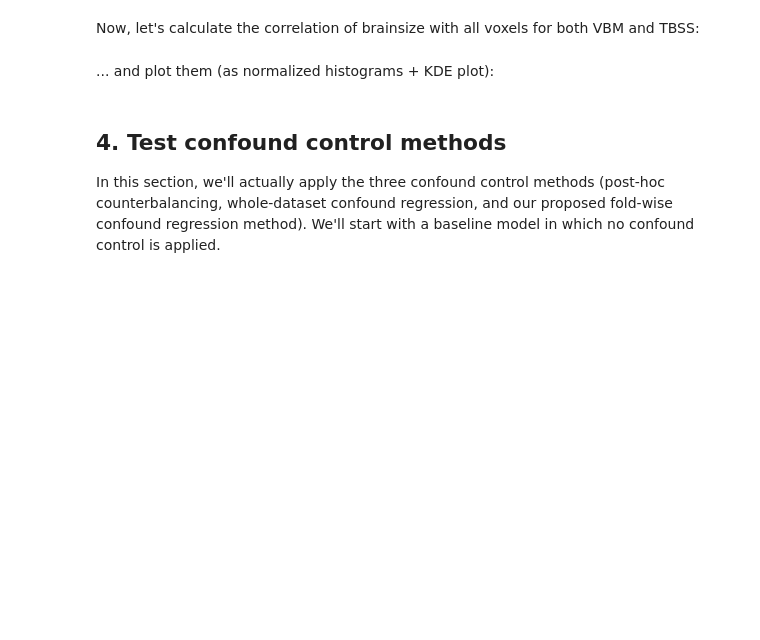
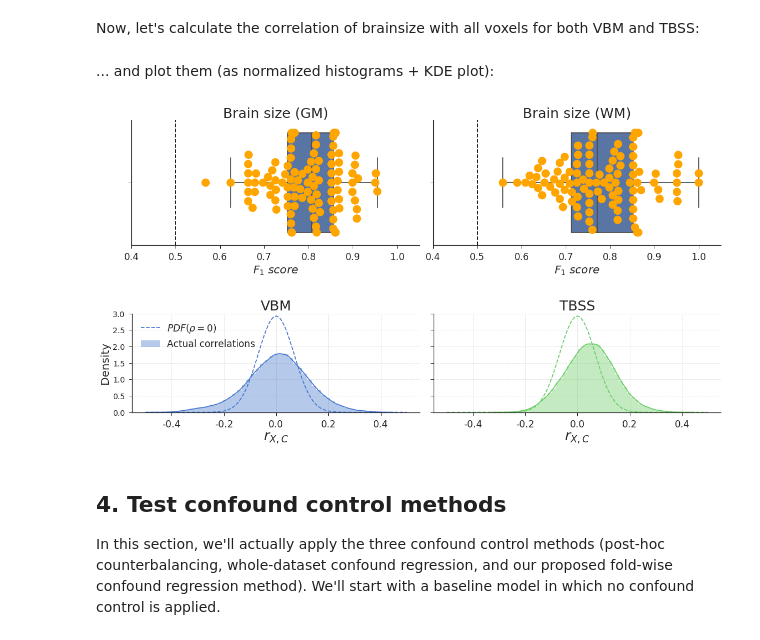
Before and after one commit to lukassnoek/MVCA, a Jupyter notebook: analyses/empirical_analysis_gender_classification.ipynb, the cells around one changed output. Cells and saved outputs as stored; diff of their text form; code cells hidden in the pictures; blank space fills up the shorter version.

```diff
--- a/analyses/empirical_analysis_gender_classification.ipynb
+++ b/analyses/empirical_analysis_gender_classification.ipynb
@@ -288,35 +292,48 @@ for modality in ['VBM', 'TBSS']:
 # %%
 from utils import rpdf
 rs = np.arange(-.5, .5, 0.001)
 
-g = sns.FacetGrid(df_check, col='modality', legend_out=False, size=5, aspect=2)
+g = sns.FacetGrid(df_check, col='modality', legend_out=False, size=4, aspect=1.92)
 g = g.map(sns.boxplot, "scores")
 g = g.map(sns.swarmplot, "scores", size=15, color='orange')
 g = g.map(plt.axvline, x=0.5, c='black', ls='dashed')
 g.axes[0][0].set_title('Brain size (GM)', fontsize=25)
 g.axes[0][1].set_title('Brain size (WM)', fontsize=25)
-g.axes[0][0].set_xlabel(r'$F_{1}\ score$', fontsize=25)
-g.axes[0][1].set_xlabel(r'$F_{1}\ score$', fontsize=25)
-g.axes[0][1].set_xticklabels(np.round(np.arange(0.4, 1.0, 0.1), 1), fontsize=25)
-g.axes[0][0].set_xticklabels(np.round(np.arange(0.4, 1.0, 0.1), 1), fontsize=25)
+g.axes[0][0].set_xlabel(r'$F_{1}\ score$', fontsize=20)
+g.axes[0][1].set_xlabel(r'$F_{1}\ score$', fontsize=20)
+g.axes[0][0].set_ylabel('.   ', fontsize=40)
+g.axes[0][0].yaxis.label.set_color('white')
+
+g.axes[0][1].set_xticklabels(np.round(np.arange(0.4, 1.1, 0.1), 1), fontsize=17)
+g.axes[0][0].set_xticklabels(np.round(np.arange(0.4, 1.1, 0.1), 1), fontsize=17)
 g.axes[0][0].set_xlim(.4, 1.05)
 g.axes[0][1].set_xlim(.4, 1.05)
 
 g = sns.FacetGrid(pd.DataFrame(corrs_Xc), col='modality', hue='modality', legend_out=True,
                   size=4, aspect=2, palette=colors_modality)
 g = g.map(sns.distplot, "corrs", norm_hist=False)
 g.set(xlabel=r'$r_{X,C}$', title='')
-g.axes[0][0].set_title('VBM')
-g.axes[0][1].set_title('TBSS')
-g.axes[0][0].set_ylabel('Density')
+g.axes[0][0].set_title('VBM', fontsize=25)
+g.axes[0][1].set_title('TBSS', fontsize=25)
+g.axes[0][0].set_ylabel('Density', fontsize=20)
+g.axes[0][0].set_xticklabels(g.axes[0][0].get_xticks().round(1), fontsize=17)
+g.axes[0][1].set_xticklabels(g.axes[0][1].get_xticks().round(1), fontsize=17)
+g.axes[0][0].set_yticklabels(g.axes[0][1].get_yticks().round(1), fontsize=14)
+
 g.axes[0][0].plot(rs, rpdf(rho=0, n=217, rs=rs), ls='--', c=color_vbm)
 g.axes[0][1].plot(rs, rpdf(rho=0, n=217, rs=rs), ls='--', c=color_tbss)
 g.axes[0][1].set_ylim(0, 6)
-g.axes[0][0].legend([r'$PDF(\rho = 0)$', 'Actual correlations'])
+g.axes[0][0].legend([r'$PDF(\rho = 0)$', 'Actual correlations'], fontsize=17)
+g.axes[0][0].xaxis.label.set_size(25)
+g.axes[0][1].xaxis.label.set_size(25)
+g.axes[0][0].grid(linestyle='--', linewidth=.5)
+g.axes[0][1].grid(linestyle='--', linewidth=.5)
 
-g.despine(left=True)
 plt.tight_layout()
 plt.show()
+# %% [output]
+[figure, added]
+[figure, added]
 # %% [markdown]
 ## 4. Test confound control methods
 In this section, we'll actually apply the three confound control methods (post-hoc counterbalancing, whole-dataset confound regression, and our proposed fold-wise confound regression method). We'll start with a baseline model in which no confound control is applied.
```
Also changed, not shown: parts of 18 cells of this notebook, 1 other file.
